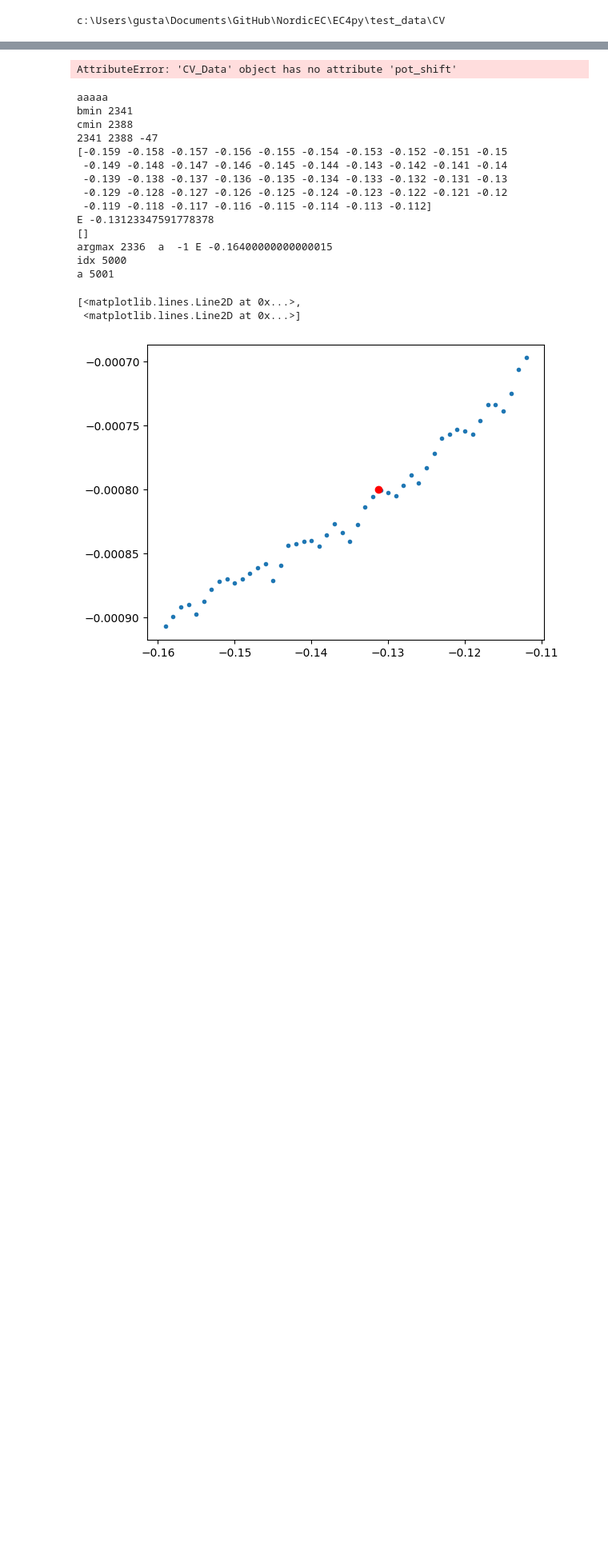
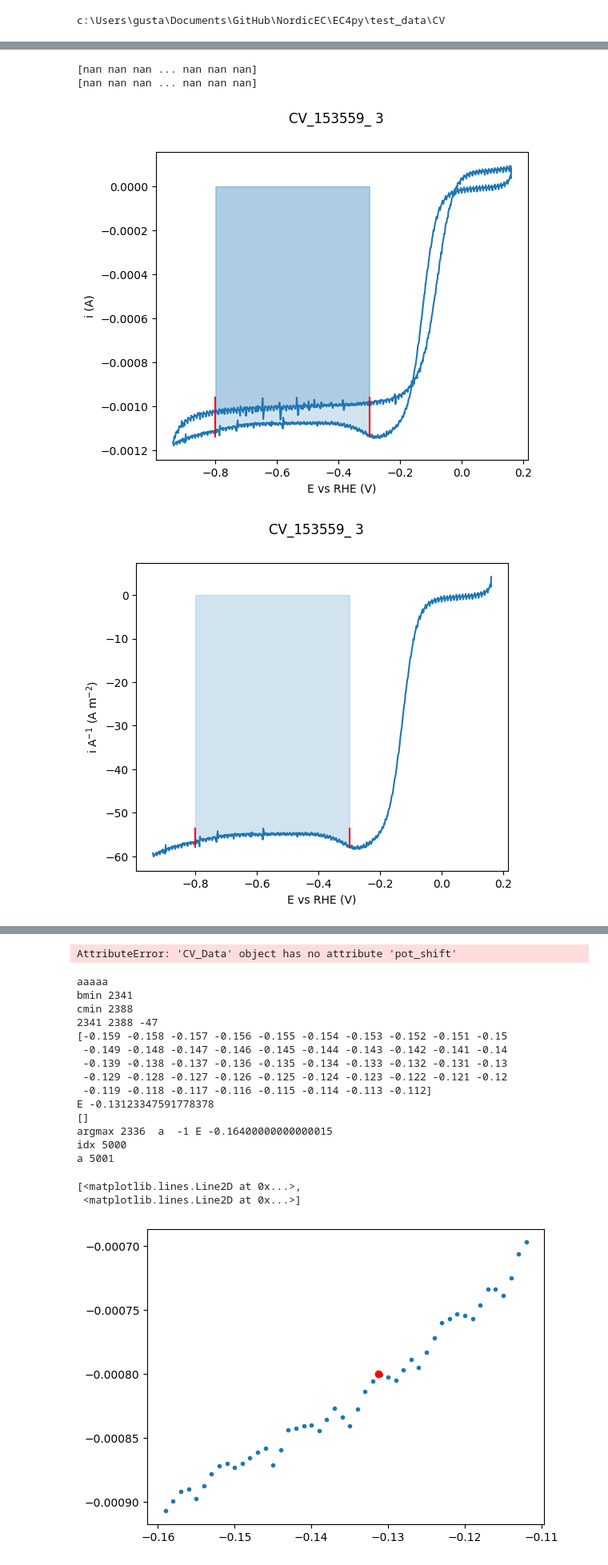
Before and after one commit to NordicEC/EC4py, a Jupyter notebook: dev/CV_Data/CV_Data_t3_integrate copy.ipynb, the cells around one changed output, grey strips where cells are left out. Shown at 80% size. Cells and saved outputs as stored; diff of their text form; code cells hidden in the pictures; blank space fills up the shorter version.

```diff
--- a/dev/CV_Data/CV_Data_t3_integrate copy.ipynb
+++ b/dev/CV_Data/CV_Data_t3_integrate copy.ipynb
@@ -30 +30,13 @@ bb aaa
+# %%
+print(data.i_n)
+print(data.i_p)
+# %% [output]
+[nan nan nan ... nan nan nan]
+[nan nan nan ... nan nan nan]
+# %%
+a= data.integrate(-0.8,-0.3)
+a= data.integrate(-0.8,-0.3,AREA,NEG)
+# %% [output]
+[figure, added]
+[figure, added]
 # %%
```
Also changed, not shown: parts of 5 cells of this notebook, 15 other files.
